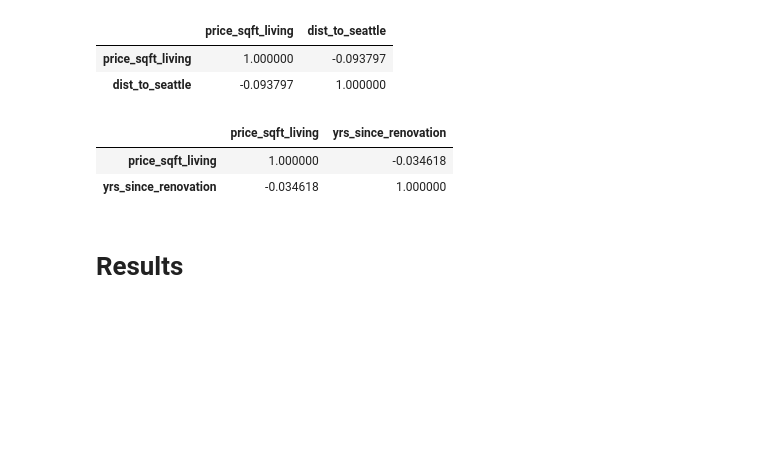
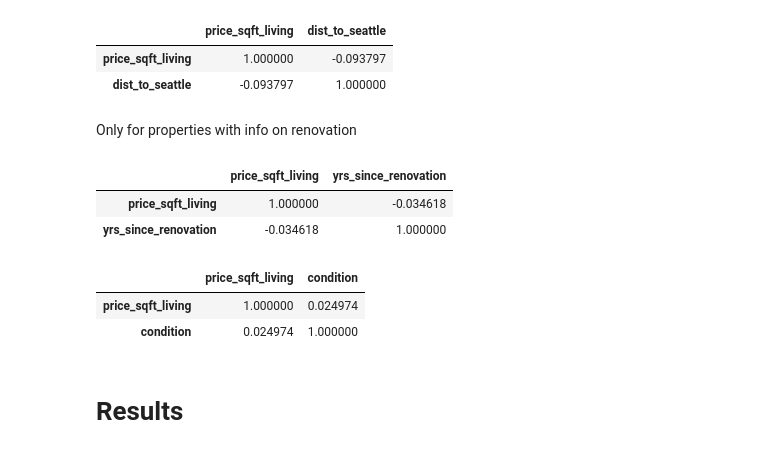
Before and after one commit to pcfisch/eda-project-nf, a Jupyter notebook: eda_robinson.ipynb, the cells around one changed output. Saved outputs shown, nothing was run; the diff lists cells and outputs as text; code cells hidden in the pictures; blank space fills up the shorter version.

```diff
--- a/eda_robinson.ipynb
+++ b/eda_robinson.ipynb
@@ -206,12 +230,21 @@ df[["price_sqft_living", "dist_to_seattle"]].corr()
 |  | price_sqft_living | dist_to_seattle |
 | price_sqft_living | 1.000000 | -0.093797 |
 | dist_to_seattle | -0.093797 | 1.000000 |
+# %% [markdown]
+Only for properties with info on renovation
 # %%
 df_with_renovation[["price_sqft_living", "yrs_since_renovation"]].corr()
 # %% [output]
 |  | price_sqft_living | yrs_since_renovation |
 | price_sqft_living | 1.000000 | -0.034618 |
 | yrs_since_renovation | -0.034618 | 1.000000 |
+# %%
+# condition is categorical, use spearman correlation
+df_with_renovation[["price_sqft_living", "condition"]].corr(method='spearman')
+# %% [output]
+|  | price_sqft_living | condition |
+| price_sqft_living | 1.000000 | 0.024974 |
+| condition | 0.024974 | 1.000000 |
 # %% [markdown]
 # Results
 # %% [markdown]
```
Also changed, not shown: parts of 28 cells of this notebook.
